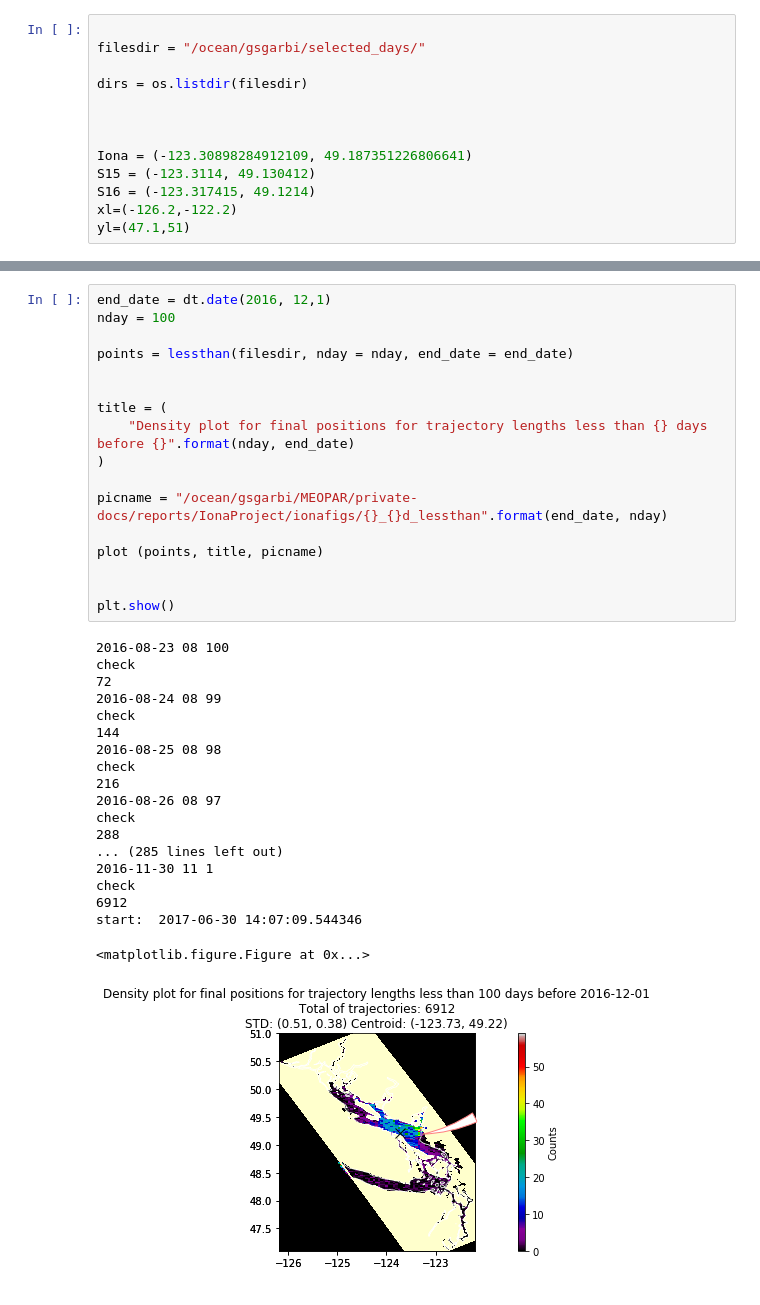
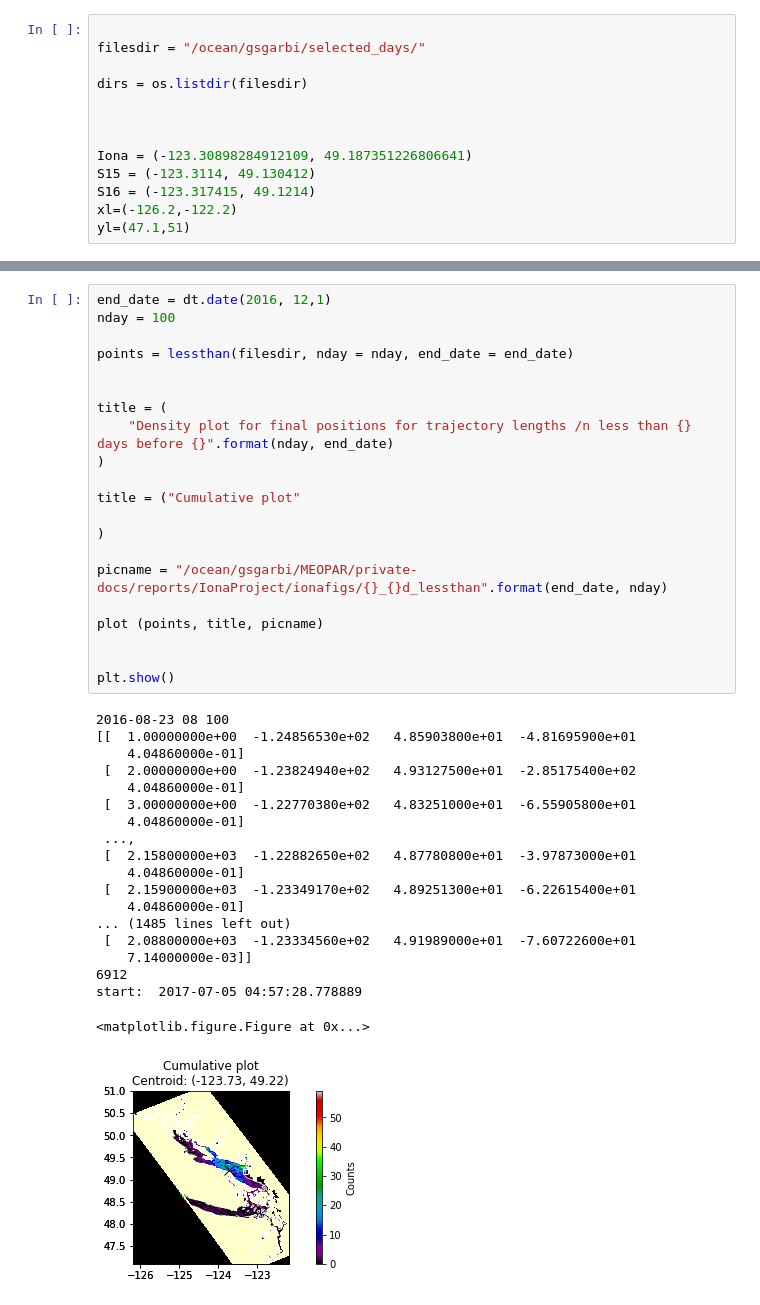
Before and after one commit to SalishSeaCast/analysis-giorgio-2, a Jupyter notebook: revised_notebooks/3analysis_plots/2016plots_alldayslessthan-fixeddate.ipynb, the cells around one changed output, grey strips where cells are left out. Drawn from its saved outputs; the diff is of its cells as text.

```diff
--- a/revised_notebooks/3analysis_plots/2016plots_alldayslessthan-fixeddate.ipynb
+++ b/revised_notebooks/3analysis_plots/2016plots_alldayslessthan-fixeddate.ipynb
@@ -205,38 +225,42 @@ def lessthan (filesdir, end_date = dt.date(2016, 7,1), nday = 100, ppd = 72):
 # %%
 end_date = dt.date(2016, 12,1)
 nday = 100
 
 points = lessthan(filesdir, nday = nday, end_date = end_date)
 
 
 title = (
-    "Density plot for final positions for trajectory lengths less than {} days before {}".format(nday, end_date)
+    "Density plot for final positions for trajectory lengths /n less than {} days before {}".format(nday, end_date)
+)
+
+title = ("Cumulative plot"
+
 )
 
 picname = "/ocean/gsgarbi/MEOPAR/private-docs/reports/IonaProject/ionafigs/{}_{}d_lessthan".format(end_date, nday)
 
 plot (points, title, picname)
 
 
 plt.show()
 # %% [output]
 2016-08-23 08 100
-check
-72
-2016-08-24 08 99
-check
-144
-2016-08-25 08 98
-check
-216
-2016-08-26 08 97
-check
-288
-... (285 lines left out)
-2016-11-30 11 1
-check
+[[  1.00000000e+00  -1.24856530e+02   4.85903800e+01  -4.81695900e+01
+    4.04860000e-01]
+ [  2.00000000e+00  -1.23824940e+02   4.93127500e+01  -2.85175400e+02
+    4.04860000e-01]
+ [  3.00000000e+00  -1.22770380e+02   4.83251000e+01  -6.55905800e+01
+    4.04860000e-01]
+ ...,
+ [  2.15800000e+03  -1.22882650e+02   4.87780800e+01  -3.97873000e+01
+    4.04860000e-01]
+ [  2.15900000e+03  -1.23349170e+02   4.89251300e+01  -6.22615400e+01
+    4.04860000e-01]
+... (1485 lines left out)
+ [  2.08800000e+03  -1.23334560e+02   4.91989000e+01  -7.60722600e+01
+    7.14000000e-03]]
 6912
-start:  2017-06-30 14:07:09.544346
+start:  2017-07-05 04:57:28.778889
 <matplotlib.figure.Figure at 0x...>
-[figure, old version]
+[figure, new version]
 # %%
```
Also changed, not shown: parts of 8 cells of this notebook, 8 other files.
